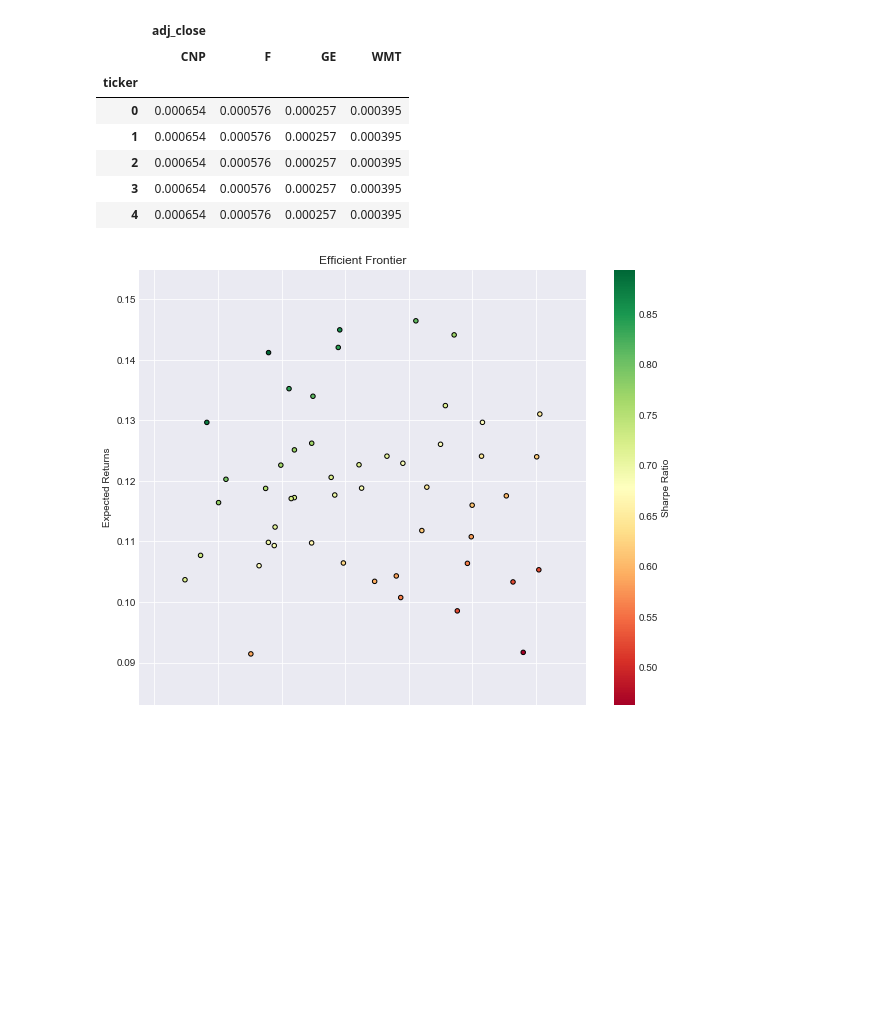
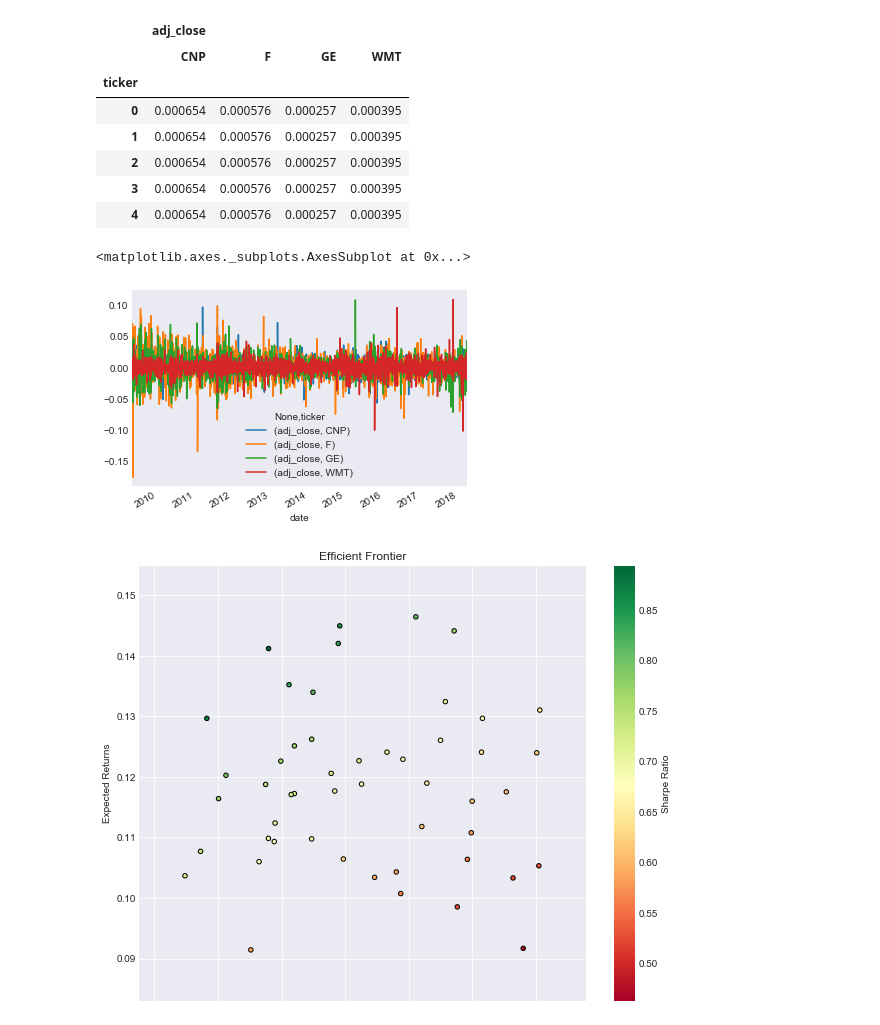
Before and after one commit to janeshin059/Portfolio_optimization, a Jupyter notebook: portfolio optimization.ipynb, the cells around one changed output. Drawn from its saved outputs; the diff is of its cells as text; code cells hidden in the pictures; blank space fills up the shorter version.

```diff
--- a/portfolio optimization.ipynb
+++ b/portfolio optimization.ipynb
@@ -180,6 +180,11 @@ df2.head()
 | 2 | 0.000654 | 0.000576 | 0.000257 | 0.000395 |
 | 3 | 0.000654 | 0.000576 | 0.000257 | 0.000395 |
 | 4 | 0.000654 | 0.000576 | 0.000257 | 0.000395 |
+# %%
+n_returns_daily.plot()
+# %% [output]
+<matplotlib.axes._subplots.AxesSubplot at 0x...>
+[figure, added]
 # %%
 for single_portfolio in range(num_portfolios):
     weights = np.random.random(num_assets) # make random numbers
```
Also changed, not shown: parts of 7 cells of this notebook.
